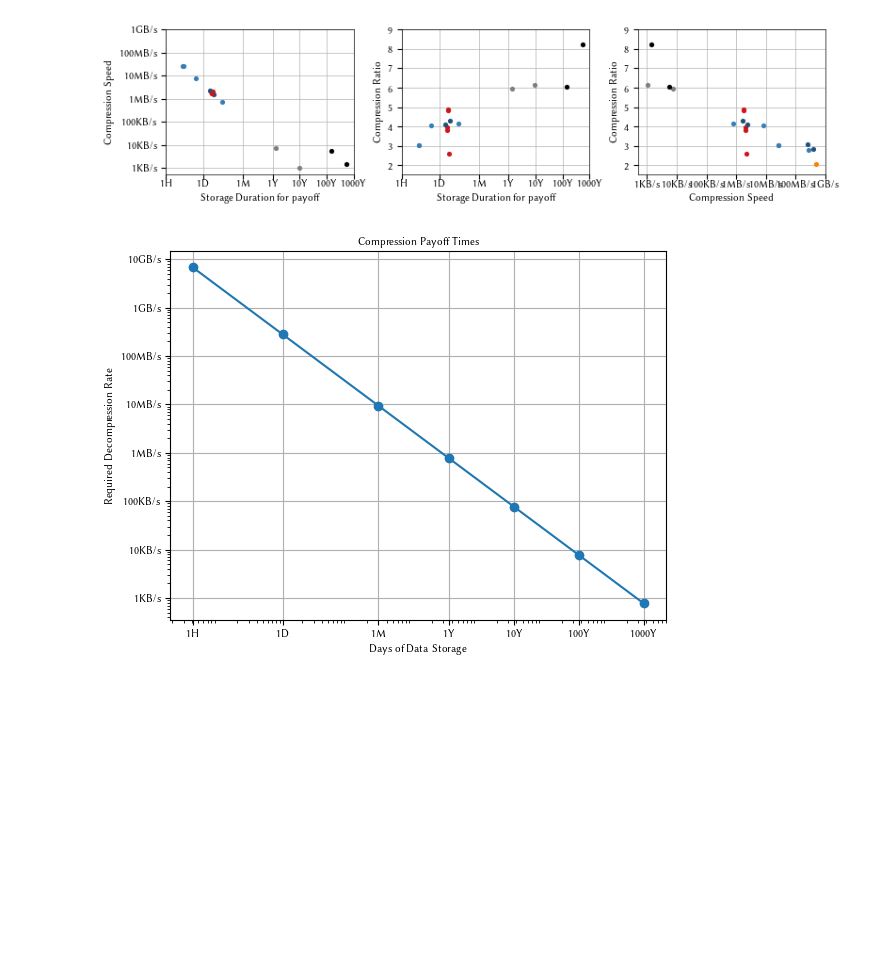
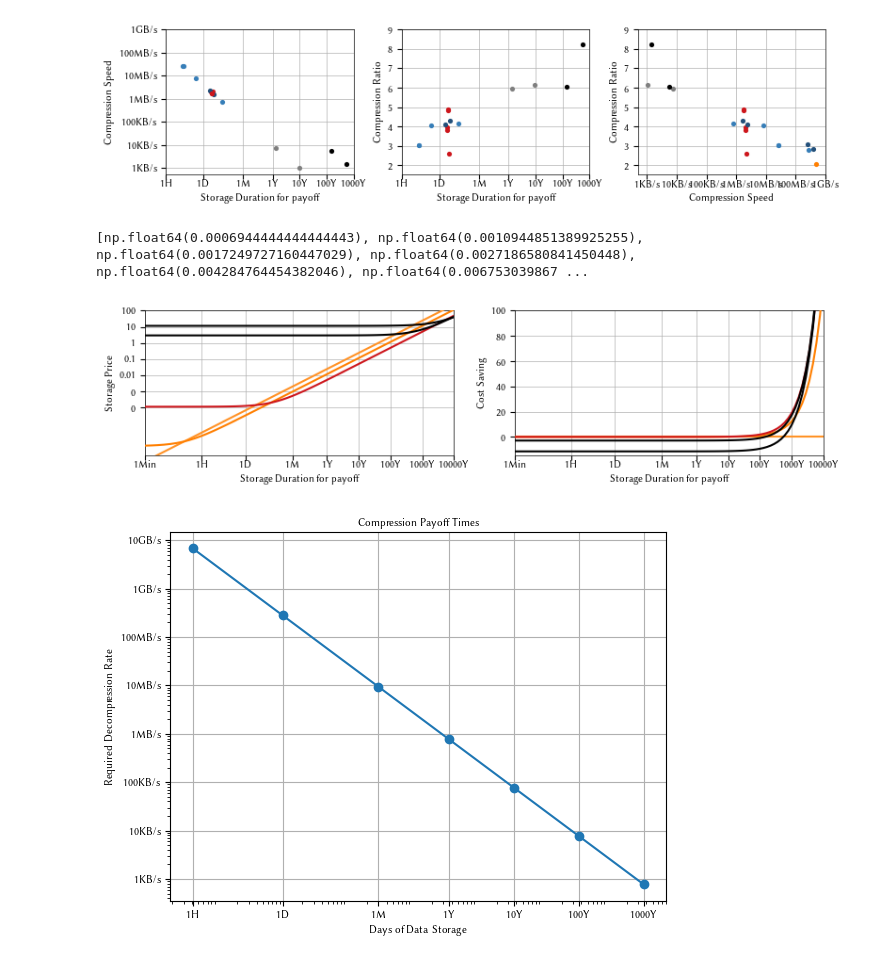
Before and after one commit to utndatasystems/summer-offsite, a Jupyter notebook: llm-compression-plots/payoff.ipynb, the cells around one changed output. Saved outputs shown, nothing was run; the diff lists cells and outputs as text; code cells hidden in the pictures; blank space fills up the shorter version.

Commit message:
add cost plot

```diff
--- a/llm-compression-plots/payoff.ipynb
+++ b/llm-compression-plots/payoff.ipynb
@@ -256,6 +263,72 @@ for name, (size, speed, gpu, color) in algorithms.items():
 frame.save(os.path.join("payoff"), format=Format.PDF)
 # %% [output]
 [figure]
+# %%
+import numpy as np
+ticks = [1/24/60, 1/24, 1, 30, 365, 3650, 36500, 365000, 3650000]
+data = {name: [] for name in algorithms.keys()}
+log_spaced_days = []
+for i in range(len(ticks) - 1):
+    # distribute numbers logarithmic between ticks[i] and ticks[i+1]
+    start = ticks[i]
+    end = ticks[i+1]
+    # Use 10 points per interval for demonstration
+    points = np.logspace(np.log10(start), np.log10(end), num=10)
+    log_spaced_days.extend(points)
+
+# log_spaced_days now contains all the distributed values
+print(log_spaced_days)
+# You can now use log_spaced_days for further calculations, e.g.:
+# for day in log_spaced_days:
+#     for name, (size, speed, gpu, _) in algorithms.items():
+#         cost = cost_over_time(day, size, speed, gpu)
+#         data[name].append(cost)
+# %% [output]
+[np.float64(0.0006944444444444443), np.float64(0.0010944851389925255), np.float64(0.0017249727160447029), np.float64(0.0027186580841450448), np.float64(0.004284764454382046), np.float64(0.006753039867 ...
+# %%
+latexify(hyperref=False, increase_font=0)
+frame = GridFrame(width=cm2inch(20), height=cm2inch(5), n_columns=2, n_rows=1)
+
+filter = ["uncompressed", "fsst", "tokens + xz", "GPT2 (100)", "QWEN 0.5B (100)"]
+
+formatter_time = LabelFormatter(label="Storage Duration for payoff", scale=Scale.LOG,
+                                  ticks=[1/24/60, 1/24, 1, 30, 365, 3650, 36500, 365000, 3650000],
+                                  ticklabels=['1Min', '1H', '1D', '1M', '1Y', '10Y', '100Y', '1000Y', '10000Y'],
+                                  grid=Grid.MAJOR, decorator=Decorator.AXISLABEL, min=1/24/60, max=3650000)
+formatter_price = NumberFormatter(label="Storage Price", scale=Scale.LOG,
+                                  ticks=[0.0001, 0.001, 0.01, 0.1, 1, 10, 100],
+                                  grid=Grid.MAJOR, decorator=Decorator.AXISLABEL, min=0.0000001, max=100)
+formatter_cost = NumberFormatter(label="Cost Saving", scale=Scale.LINEAR,
+                                  grid=Grid.MAJOR, decorator=Decorator.AXISLABEL, min=-15, max=100)
+
+plot = LinePlot(frame[0, 0], linewidth=1.5, linestyle=Linestyle.SOLID)
+plot.format_axes(xformatter=formatter_time, yformatter=formatter_price)
+for name, (size, speed, gpu, color) in algorithms.items():
+    if name not in filter:
+        continue
+    y = [cost_over_time(days, size, speed, gpu) for days in log_spaced_days]  # Assuming a constant price for simplicity
+    x = log_spaced_days
+    plot.plot(x, y, color=color)
+    #plot.ax.plot(x, y, linewidth=5, linestyle="-", color=color, marker=None, markersize=None, zorder=10)
+    #print(x, y)
+    #plot.plot([x], [7], color=color, marker=Marker.CIRCLE, markersize=5)
+
+
+plot = LinePlot(frame[0, 1], linewidth=1.5, linestyle=Linestyle.SOLID)
+plot.format_axes(xformatter=formatter_time, yformatter=formatter_cost)
+for name, (size, speed, gpu, color) in algorithms.items():
+    if name not in filter:
+        continue
+    y = [cost_over_time(days, 100000000, 0, False) - cost_over_time(days, size, speed, gpu) for days in log_spaced_days]  # Assuming a constant price for simplicity
+    x = log_spaced_days
+    plot.plot(x, y, color=color)
+    #plot.ax.plot(x, y, linewidth=5, linestyle="-", color=color, marker=None, markersize=None, zorder=10)
+    #print(x, y)
+    #plot.plot([x], [7], color=color, marker=Marker.CIRCLE, markersize=5)
+
+frame.save(os.path.join("cost"), format=Format.PDF)
+# %% [output]
+[figure, added]
 # %%
 import matplotlib.pyplot as plt
 storage_cost_per_byte_per_year = 12 * 20 / 1e12  # 20$ per TB
```
Also changed, not shown: parts of 2 cells of this notebook, 2 other files.
